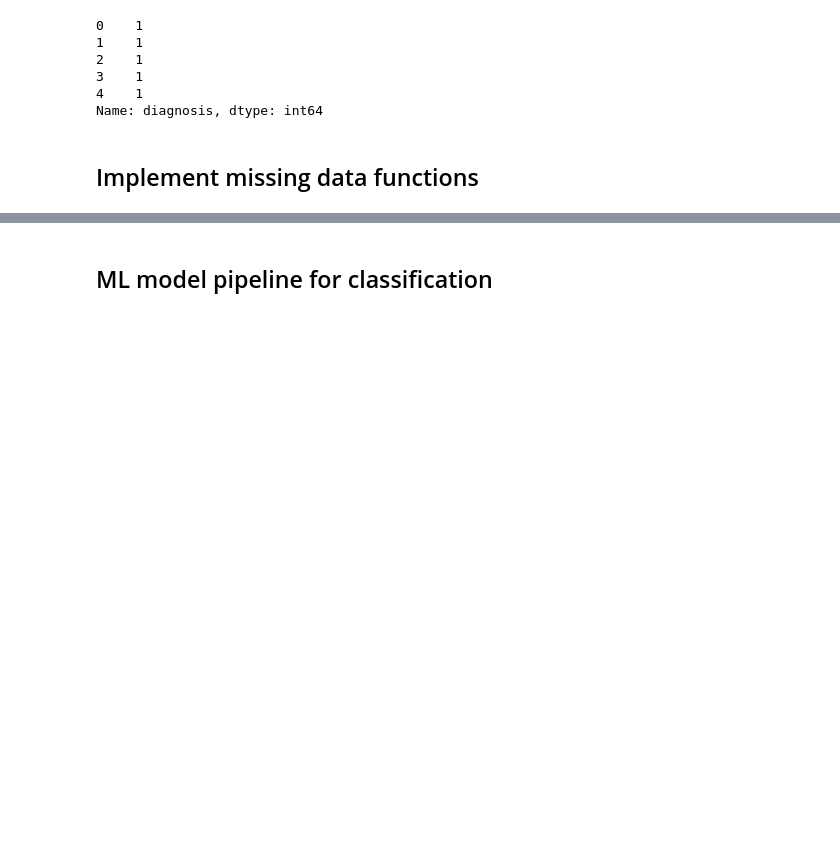
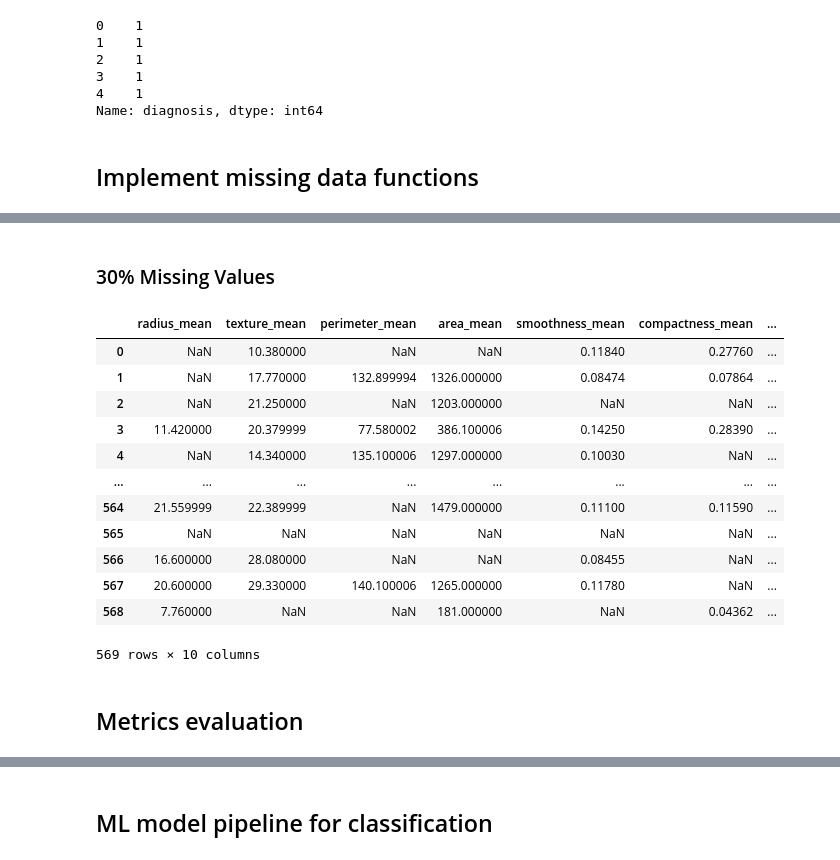
Before and after one commit to Research-Topics-in-Data-Mining/missingness-effect-complete-dataset, a Jupyter notebook: notebooks/Research Topics Project.ipynb, the cells around one changed output, grey strips where cells are left out. Drawn from its saved outputs; the diff is of its cells as text; code cells hidden in the pictures; blank space fills up the shorter version.

```diff
--- a/notebooks/Research Topics Project.ipynb
+++ b/notebooks/Research Topics Project.ipynb
@@ -43,0 +83,24 @@ Name: diagnosis, dtype: int64
+# %% [markdown]
+### 30% Missing Values
+# %%
+DF_MAR_30 = get_missing_df(X, 0.30, "MAR")
+DF_MNAR_30 = get_missing_df(X, 0.30, "MNAR")
+DF_MCAR_30 = get_missing_df(X, 0.30, "MCAR")
+
+DF_MCAR_30
+# %% [output]
+|  | radius_mean | texture_mean | perimeter_mean | area_mean | smoothness_mean | compactness_mean | ... |
+| 0 | NaN | 10.380000 | NaN | NaN | 0.11840 | 0.27760 | ... |
+| 1 | NaN | 17.770000 | 132.899994 | 1326.000000 | 0.08474 | 0.07864 | ... |
+| 2 | NaN | 21.250000 | NaN | 1203.000000 | NaN | NaN | ... |
+| 3 | 11.420000 | 20.379999 | 77.580002 | 386.100006 | 0.14250 | 0.28390 | ... |
+| 4 | NaN | 14.340000 | 135.100006 | 1297.000000 | 0.10030 | NaN | ... |
+| ... | ... | ... | ... | ... | ... | ... | ... |
+| 564 | 21.559999 | 22.389999 | NaN | 1479.000000 | 0.11100 | 0.11590 | ... |
+| 565 | NaN | NaN | NaN | NaN | NaN | NaN | ... |
+| 566 | 16.600000 | 28.080000 | NaN | NaN | 0.08455 | NaN | ... |
+| 567 | 20.600000 | 29.330000 | 140.100006 | 1265.000000 | 0.11780 | NaN | ... |
+| 568 | 7.760000 | NaN | NaN | 181.000000 | NaN | 0.04362 | ... |
+569 rows × 10 columns
+# %% [markdown]
+## Metrics evaluation
```
Also changed, not shown: parts of 11 cells of this notebook, 2 other files.
